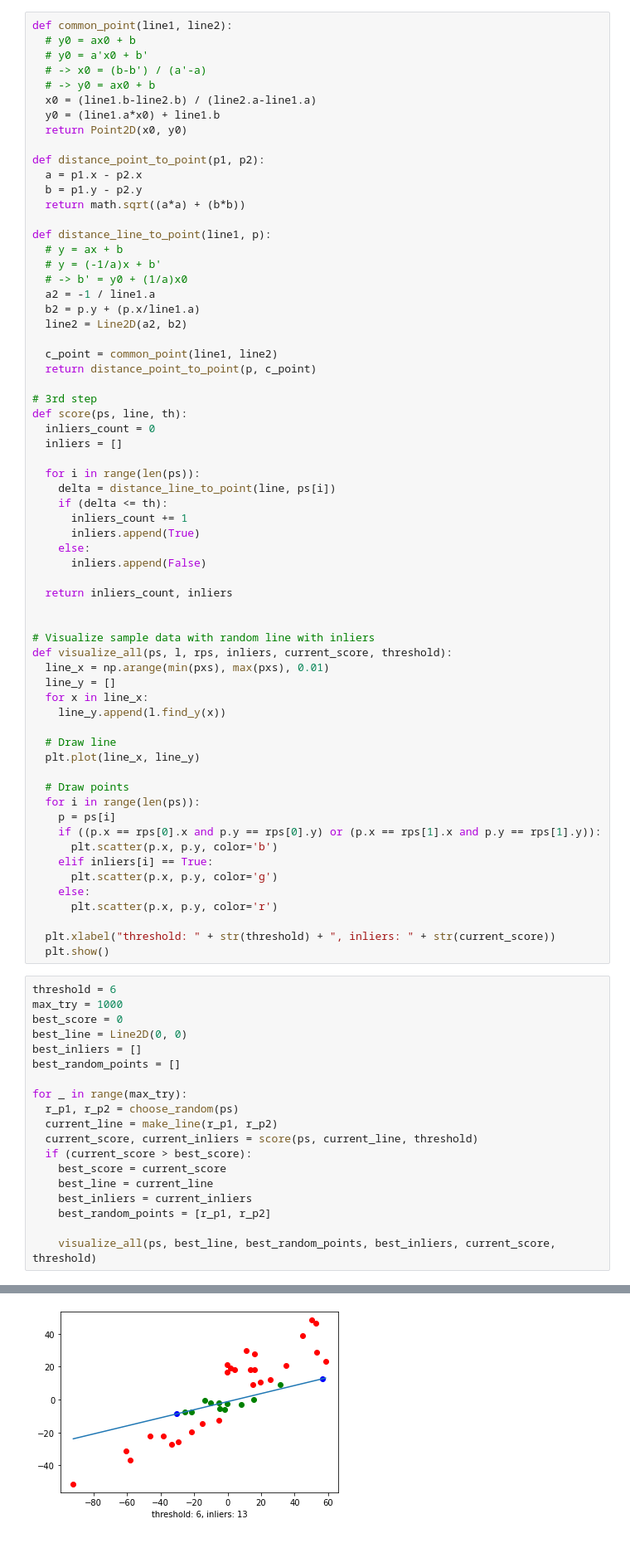
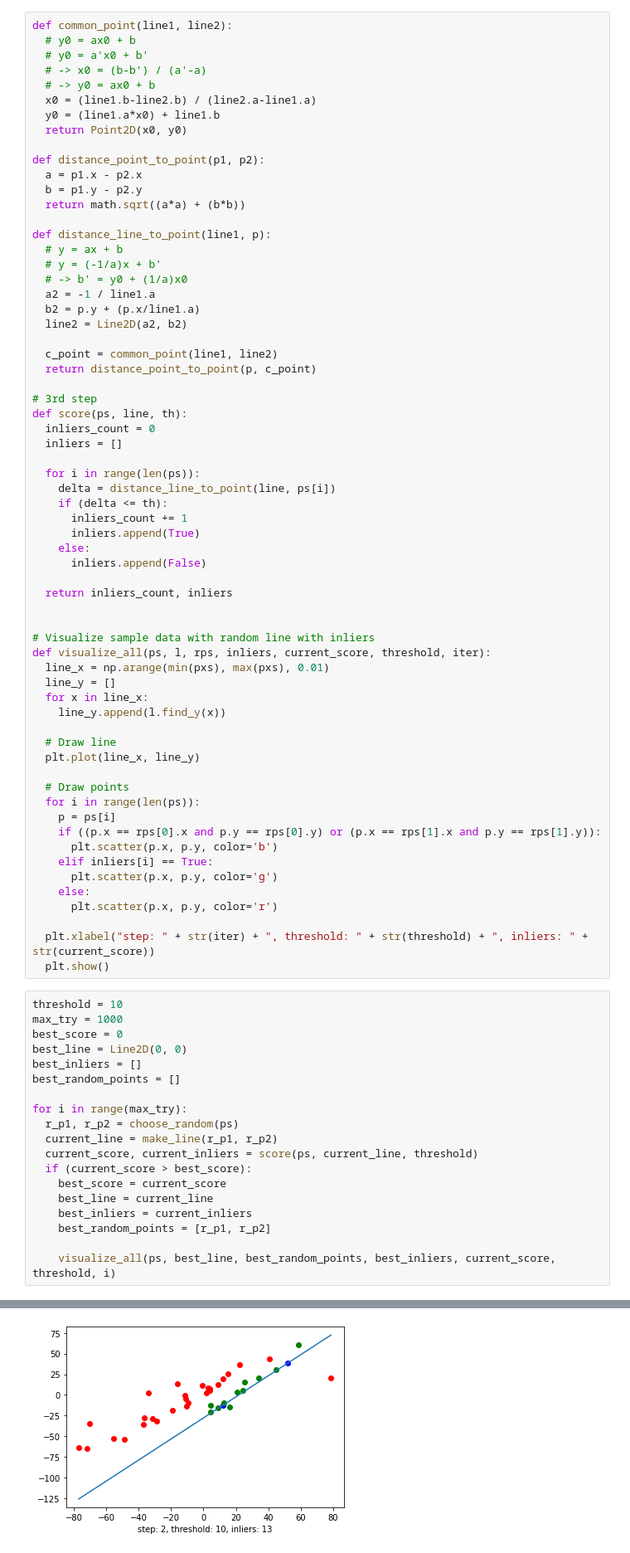
Before and after one commit to m-inh/i116-assignments, a Jupyter notebook: project_6.ipynb, the cells around one changed output, grey strips where cells are left out. Shown at 83% size. Saved outputs shown, nothing was run; the diff lists cells and outputs as text.

```diff
--- a/project_6.ipynb
+++ b/project_6.ipynb
@@ -169,7 +168,7 @@ def score(ps, line, th):
 
 
 # Visualize sample data with random line with inliers
-def visualize_all(ps, l, rps, inliers, current_score, threshold):
+def visualize_all(ps, l, rps, inliers, current_score, threshold, iter):
   line_x = np.arange(min(pxs), max(pxs), 0.01)
   line_y = []
   for x in line_x:
@@ -188,17 +187,17 @@ def visualize_all(ps, l, rps, inliers, current_score, threshold):
     else:
       plt.scatter(p.x, p.y, color='r')
 
-  plt.xlabel("threshold: " + str(threshold) + ", inliers: " + str(current_score))
+  plt.xlabel("step: " + str(iter) + ", threshold: " + str(threshold) + ", inliers: " + str(current_score))
   plt.show()
 # %%
-threshold = 6
+threshold = 10
 max_try = 1000
 best_score = 0
 best_line = Line2D(0, 0)
 best_inliers = []
 best_random_points = []
 
-for _ in range(max_try):
+for i in range(max_try):
   r_p1, r_p2 = choose_random(ps)
   current_line = make_line(r_p1, r_p2)
   current_score, current_inliers = score(ps, current_line, threshold)
@@ -208,5 +207,5 @@ for _ in range(max_try):
     best_inliers = current_inliers
     best_random_points = [r_p1, r_p2]
 
-    visualize_all(ps, best_line, best_random_points, best_inliers, current_score, threshold)
+    visualize_all(ps, best_line, best_random_points, best_inliers, current_score, threshold, i)
 # %% [output]
@@ -214 +213 @@ for _ in range(max_try):
-[figure, old version]
+[figure, new version]
```
Also changed, not shown: parts of 5 cells of this notebook, 4 other files.
